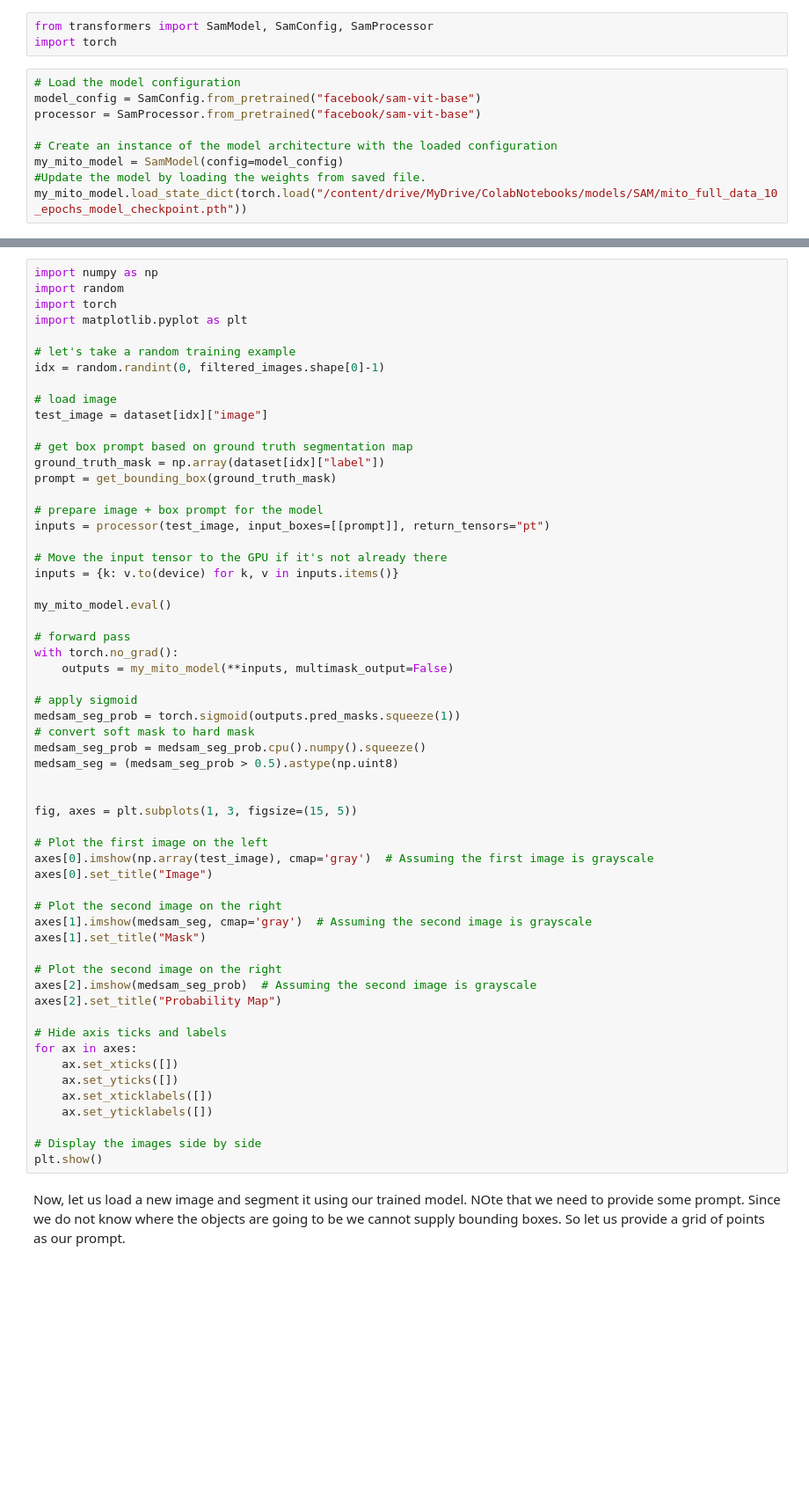
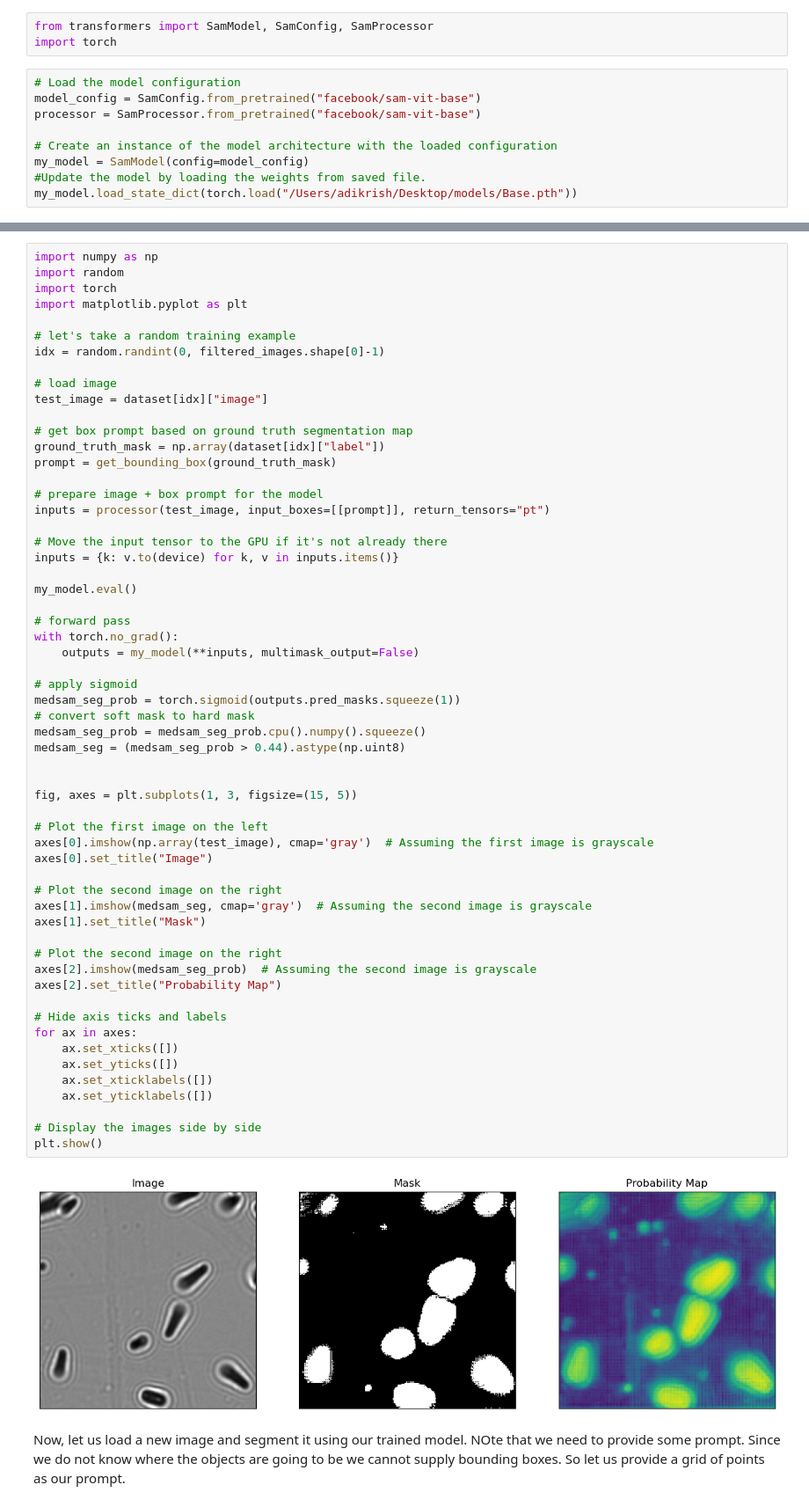
Before and after one commit to RudimentaryChef/FissionTrack, a Jupyter notebook: WorkingCopy.ipynb, the cells around one changed output, grey strips where cells are left out. Shown at 88% size. Saved outputs shown, nothing was run; the diff lists cells and outputs as text; blank space fills up the shorter version.

```diff
--- a/WorkingCopy.ipynb
+++ b/WorkingCopy.ipynb
@@ -372,6 +374,6 @@ model_config = SamConfig.from_pretrained("facebook/sam-vit-base")
 processor = SamProcessor.from_pretrained("facebook/sam-vit-base")
 
 # Create an instance of the model architecture with the loaded configuration
-my_mito_model = SamModel(config=model_config)
+my_model = SamModel(config=model_config)
 #Update the model by loading the weights from saved file.
-my_mito_model.load_state_dict(torch.load("/content/drive/MyDrive/ColabNotebooks/models/SAM/mito_full_data_10_epochs_model_checkpoint.pth"))
+my_model.load_state_dict(torch.load("/Users/adikrish/Desktop/models/Base.pth"))
@@ -401,42 +423,44 @@ inputs = processor(test_image, input_boxes=[[prompt]], return_tensors="pt")
 # Move the input tensor to the GPU if it's not already there
 inputs = {k: v.to(device) for k, v in inputs.items()}
 
-my_mito_model.eval()
+my_model.eval()
 
 # forward pass
 with torch.no_grad():
-    outputs = my_mito_model(**inputs, multimask_output=False)
+    outputs = my_model(**inputs, multimask_output=False)
 
 # apply sigmoid
 medsam_seg_prob = torch.sigmoid(outputs.pred_masks.squeeze(1))
 # convert soft mask to hard mask
 medsam_seg_prob = medsam_seg_prob.cpu().numpy().squeeze()
-medsam_seg = (medsam_seg_prob > 0.5).astype(np.uint8)
+medsam_seg = (medsam_seg_prob > 0.44).astype(np.uint8)
 
 
 fig, axes = plt.subplots(1, 3, figsize=(15, 5))
 
 # Plot the first image on the left
 axes[0].imshow(np.array(test_image), cmap='gray')  # Assuming the first image is grayscale
 axes[0].set_title("Image")
 
 # Plot the second image on the right
 axes[1].imshow(medsam_seg, cmap='gray')  # Assuming the second image is grayscale
 axes[1].set_title("Mask")
 
 # Plot the second image on the right
 axes[2].imshow(medsam_seg_prob)  # Assuming the second image is grayscale
 axes[2].set_title("Probability Map")
 
 # Hide axis ticks and labels
 for ax in axes:
     ax.set_xticks([])
     ax.set_yticks([])
     ax.set_xticklabels([])
     ax.set_yticklabels([])
 
 # Display the images side by side
 plt.show()
+# %% [output]
+[figure, added]
 # %% [markdown]
 Now, let us load a new image and segment it using our trained model. NOte that we need to provide some prompt. Since we do not know where the objects are going to be we cannot supply bounding boxes. So let us provide a grid of points as our prompt.
 # %%
```
Also changed, not shown: parts of 5 cells of this notebook, 1 other file.
